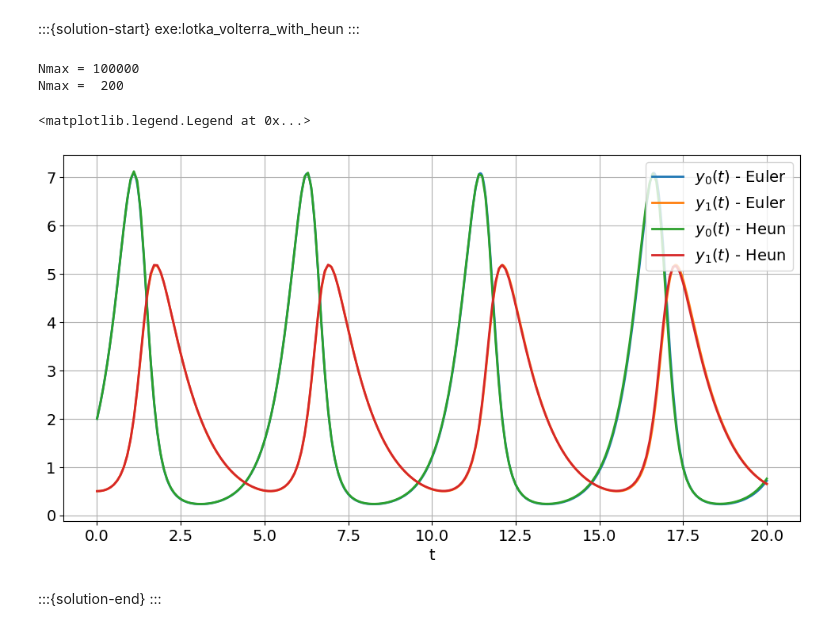
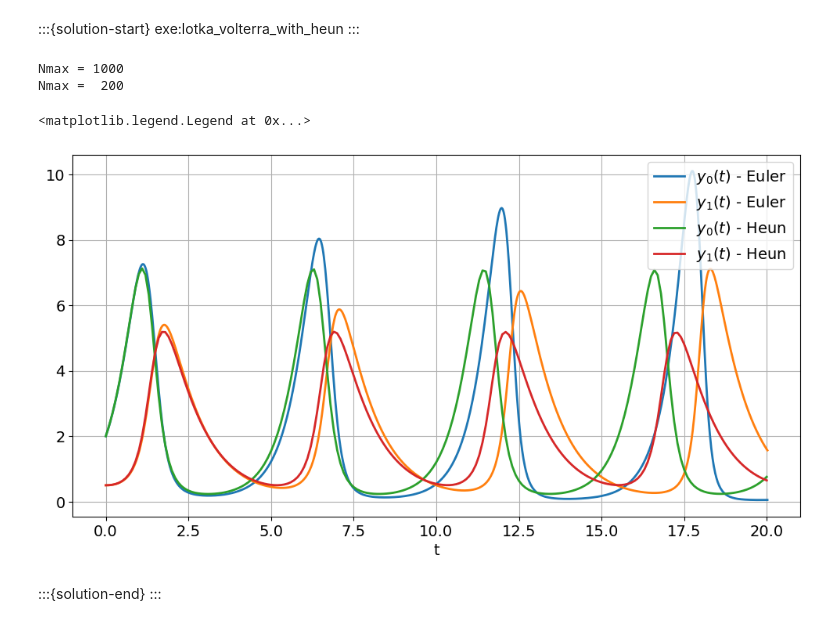
Before and after one commit to solniva/TMA4320_ScientificComputationNotes, a Jupyter notebook: chapter_ode/IntroductionNuMeODE.ipynb, the cells around one changed output. Drawn from its saved outputs; the diff is of its cells as text; code cells hidden in the pictures.

```diff
--- a/chapter_ode/IntroductionNuMeODE.ipynb
+++ b/chapter_ode/IntroductionNuMeODE.ipynb
@@ -198,7 +198,7 @@ Let's test Euler's method with the simple IVP given in {prf:ref}`exa-pop-growth-
 t0, T = 0, 1
 y0 = 1
 lam = 1
-Nmax = 100
+Nmax = 4
 
 # rhs of IVP
 f = lambda t,y: lam*y
@@ -563,30 +563,30 @@ t0, T = 0, 20            # Integration interval
 y0 = np.array([2, 0.5])  # Initital values
 # %%
 # Solve the equation
-tau = 0.0002
+tau = 0.02
 Nmax = int((T-t0)/tau)
 print("Nmax = {:4}".format(Nmax))
 ts, ys_eul = explicit_euler(y0, t0, T, lotka_volterra, Nmax)
 
 # Plot results
 plt.figure()
 plt.plot(ts, ys_eul)
 
 # Solve the equation
 tau = 0.1
 Nmax = int((T-t0)/tau)
 print("Nmax = {:4}".format(Nmax))
 ts, ys_heun = heun(y0, t0, T, lotka_volterra, Nmax)
 
 plt.plot(ts, ys_heun)
 plt.xlabel('t')
 plt.legend(['$y_0(t)$ - Euler', '$y_1(t)$ - Euler', '$y_0(t)$ - Heun', '$y_1(t)$ - Heun'],
         loc="upper right" )
 # %% [output]
-Nmax = 100000
+Nmax = 1000
 Nmax =  200
 <matplotlib.legend.Legend at 0x...>
-[figure, old version]
+[figure, new version]
 # %% [markdown]
 :::{solution-end}
 :::
```
Also changed, not shown: parts of 4 cells of this notebook, 3 other files.
